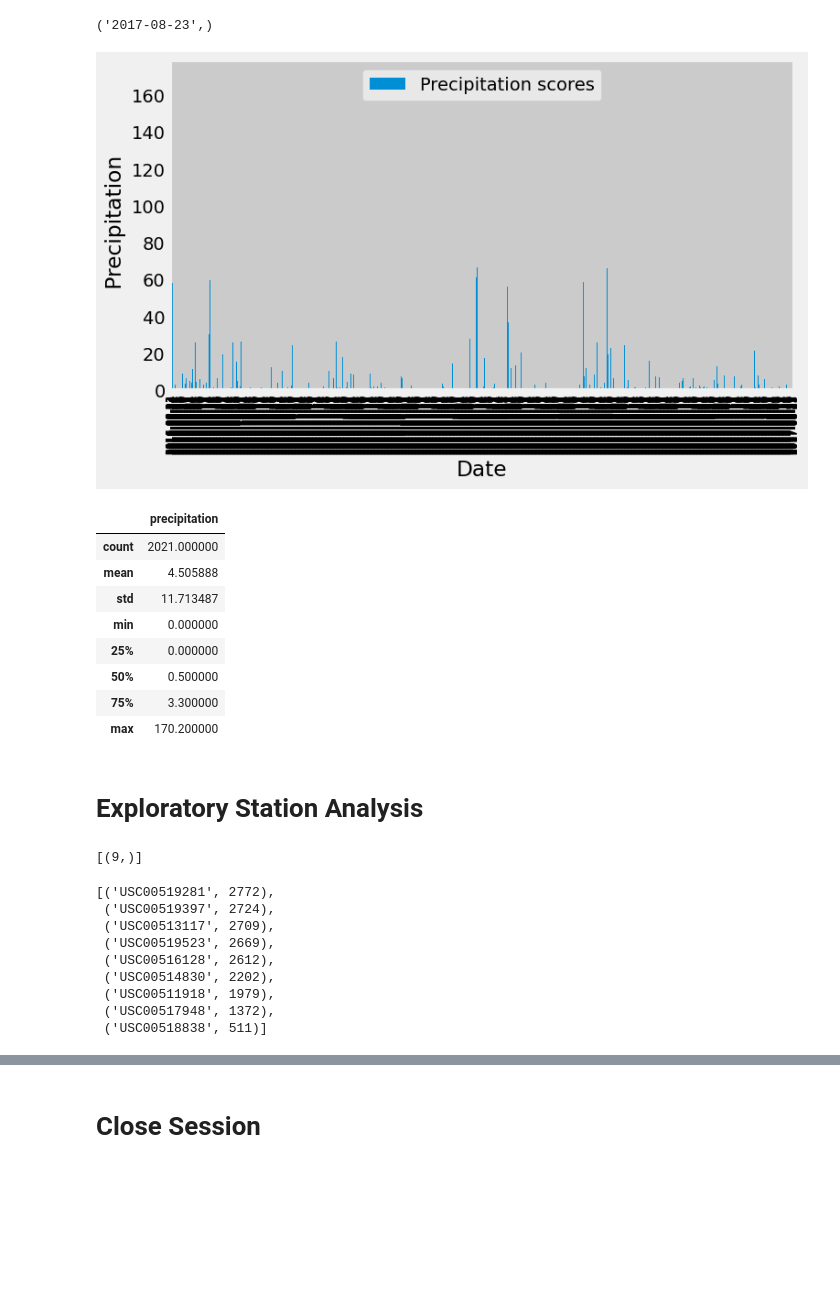
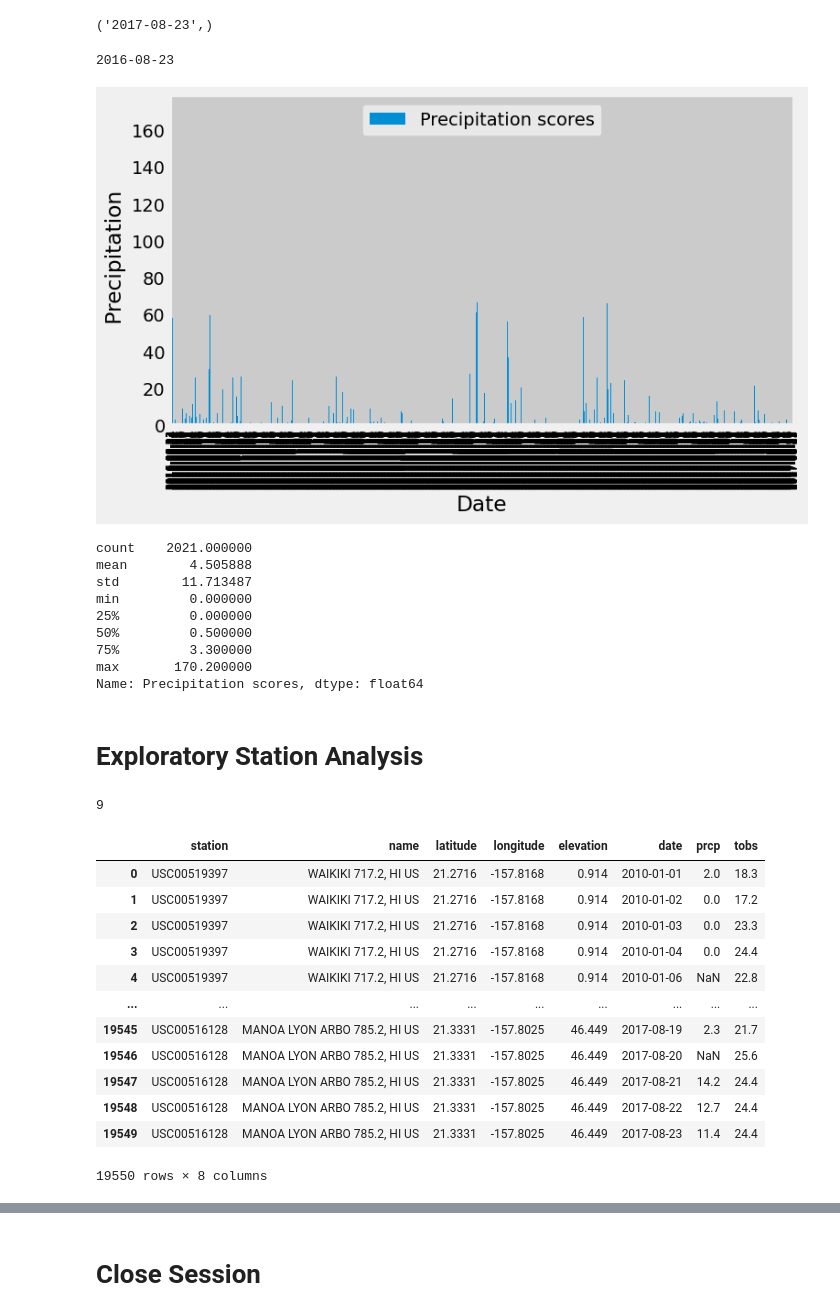
Before and after one commit to Ariaaali/sqlalchemy-challenge, a Jupyter notebook: Surfsup/climate_starter.ipynb, the cells around one changed output, grey strips where cells are left out. Cells and saved outputs as stored; diff of their text form; code cells hidden in the pictures; blank space fills up the shorter version.

```diff
--- a/Surfsup/climate_starter.ipynb
+++ b/Surfsup/climate_starter.ipynb
@@ -53,61 +54,77 @@ session.query(Measurement.date).order_by(Measurement.date.desc()).first()
 # Starting from the most recent data point in the database.
 date_last=session.query(Measurement.date).order_by(Measurement.date.desc()).first()
 # Calculate the date one year from the last date in data set.
-
-
+year_ago=dt.date(2017, 8, 23) - dt.timedelta(days=365)
+print (year_ago)
 # Perform a query to retrieve the data and precipitation scores
-#session.query(Measurement.prcp).filter(Measurement.date.between('2016-08-23' , '2017-08-23'))
 session.query(Measurement.date).filter(Measurement.date.between('2016-08-23' , '2017-08-23'))
 
-#session.query(Measurement.prcp).group_by(Measurement.date.between('2016-08-23' , '2017-08-23'))
 # Save the query results as a Pandas DataFrame. Explicitly set the column names
 prcp_df=pd.read_sql(session.query(Measurement.prcp).filter(Measurement.date.between('2016-08-23', '2017-08-23')).statement,session.bind)
 Date_df=pd.read_sql(session.query(Measurement.date).filter(Measurement.date.between('2016-08-23', '2017-08-23')).statement,session.bind)
 prcp_last_12_months=pd.merge(Date_df, prcp_df, left_index=True, right_index=True)
-prcp_last_12_months.rename({'prcp': 'Precipitation scores','date':'Date'}, axis=1, inplace=True)
+#prcp_last_12_months.rename({'prcp': 'Precipitation scores','date':'Date'}, axis=1, inplace=True)
+prcp_last_12_months_df = pd.DataFrame({
+    "Date": prcp_last_12_months.date,
+    "Precipitation scores": prcp_last_12_months.prcp
+})
+prcp_last_12_months_df.set_index('Date', inplace=True)
 
 # Sort the dataframe by date
-prcp_last_12_months.sort_values(by=['Date'], inplace=True, ascending=True)
-#prcp_last_12_months.set_index("Date", inplace = True)
+prcp_last_12_months_df.sort_values(by=['Date'], inplace=True, ascending=True)
+
 # Use Pandas Plotting with Matplotlib to plot the data
-prcp_chart = prcp_last_12_months.plot(kind="bar", x='Date', y='Precipitation scores', figsize=(8,5))
+prcp_chart = prcp_last_12_months_df.plot(kind="bar", figsize=(8,5))
 prcp_chart.set_xlabel("Date")
 prcp_chart.set_ylabel(" Precipitation")
 plt.xticks(rotation=90, fontsize='xx-small')
 plt.tight_layout()
 plt.show()
 # %% [output]
+2016-08-23
 [figure]
 # %%
 # Use Pandas to calculate the summary statistics for the precipitation data
+prcp_last_12_months['Precipitation scores'].describe()
 # %% [output]
-|  | precipitation |
-| count | 2021.000000 |
-| mean | 4.505888 |
-| std | 11.713487 |
-| min | 0.000000 |
-| 25% | 0.000000 |
-| 50% | 0.500000 |
-| 75% | 3.300000 |
-| max | 170.200000 |
+count    2021.000000
+mean        4.505888
+std        11.713487
+min         0.000000
+25%         0.000000
+50%         0.500000
+75%         3.300000
+max       170.200000
+Name: Precipitation scores, dtype: float64
 # %% [markdown]
 # Exploratory Station Analysis
 # %%
 # Design a query to calculate the total number of stations in the dataset
+station = session.query(Station.station)
-# %% [output]
-[(9,)]
+# %%
+station.distinct().count()
+# %% [output]
+9
 # %%
 # Design a query to find the most active stations (i.e. which stations have the most rows?)
 # List the stations and their counts in descending order.
+#session.query(Station, Measurement).filter(Station.station == Measurement.station.limit10.all()
+same_station_prcp_df=pd.read_sql(session.query(Station, Measurement).filter(Station.station == Measurement.station).statement,session.bind)
+same_station_reduced = same_station_prcp_df.drop(columns=['id', 'id_1','station_1'])
+same_station_reduced
 # %% [output]
+|  | station | name | latitude | longitude | elevation | date | prcp | tobs |
+| 0 | USC00519397 | WAIKIKI 717.2, HI US | 21.2716 | -157.8168 | 0.914 | 2010-01-01 | 2.0 | 18.3 |
+| 1 | USC00519397 | WAIKIKI 717.2, HI US | 21.2716 | -157.8168 | 0.914 | 2010-01-02 | 0.0 | 17.2 |
+| 2 | USC00519397 | WAIKIKI 717.2, HI US | 21.2716 | -157.8168 | 0.914 | 2010-01-03 | 0.0 | 23.3 |
+| 3 | USC00519397 | WAIKIKI 717.2, HI US | 21.2716 | -157.8168 | 0.914 | 2010-01-04 | 0.0 | 24.4 |
+| 4 | USC00519397 | WAIKIKI 717.2, HI US | 21.2716 | -157.8168 | 0.914 | 2010-01-06 | NaN | 22.8 |
+| ... | ... | ... | ... | ... | ... | ... | ... | ... |
+| 19545 | USC00516128 | MANOA LYON ARBO 785.2, HI US | 21.3331 | -157.8025 | 46.449 | 2017-08-19 | 2.3 | 21.7 |
+| 19546 | USC00516128 | MANOA LYON ARBO 785.2, HI US | 21.3331 | -157.8025 | 46.449 | 2017-08-20 | NaN | 25.6 |
+| 19547 | USC00516128 | MANOA LYON ARBO 785.2, HI US | 21.3331 | -157.8025 | 46.449 | 2017-08-21 | 14.2 | 24.4 |
+| 19548 | USC00516128 | MANOA LYON ARBO 785.2, HI US | 21.3331 | -157.8025 | 46.449 | 2017-08-22 | 12.7 | 24.4 |
+| 19549 | USC00516128 | MANOA LYON ARBO 785.2, HI US | 21.3331 | -157.8025 | 46.449 | 2017-08-23 | 11.4 | 24.4 |
-[('USC00519281', 2772),
- ('USC00519397', 2724),
- ('USC00513117', 2709),
- ('USC00519523', 2669),
- ('USC00516128', 2612),
- ('USC00514830', 2202),
- ('USC00511918', 1979),
- ('USC00517948', 1372),
- ('USC00518838', 511)]
+19550 rows × 8 columns
 # %%
 # Using the most active station id from the previous query, calculate the lowest, highest, and average temperature.
```
Also changed, not shown: parts of 3 cells of this notebook.
